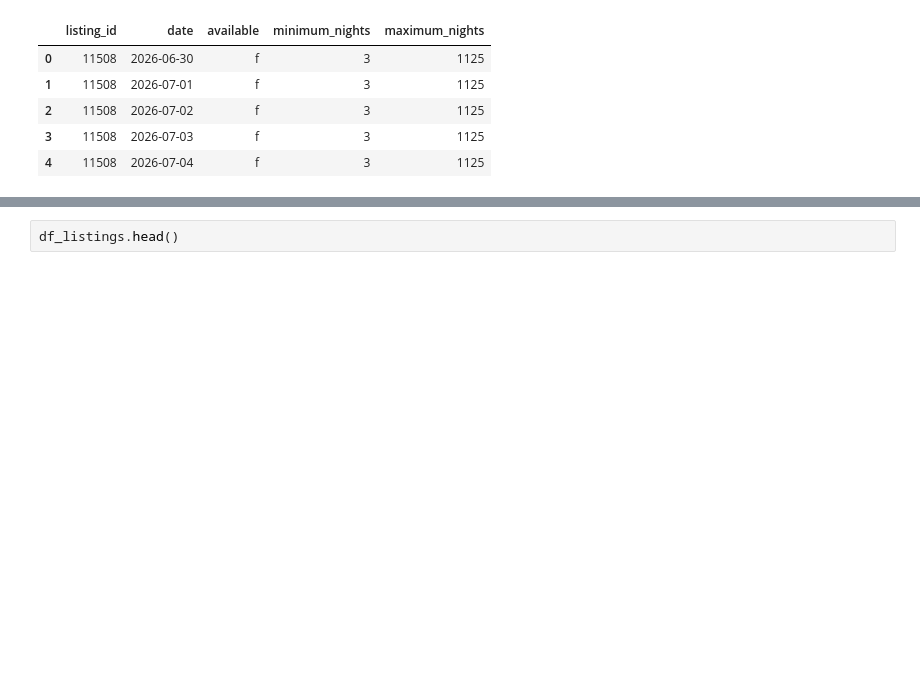
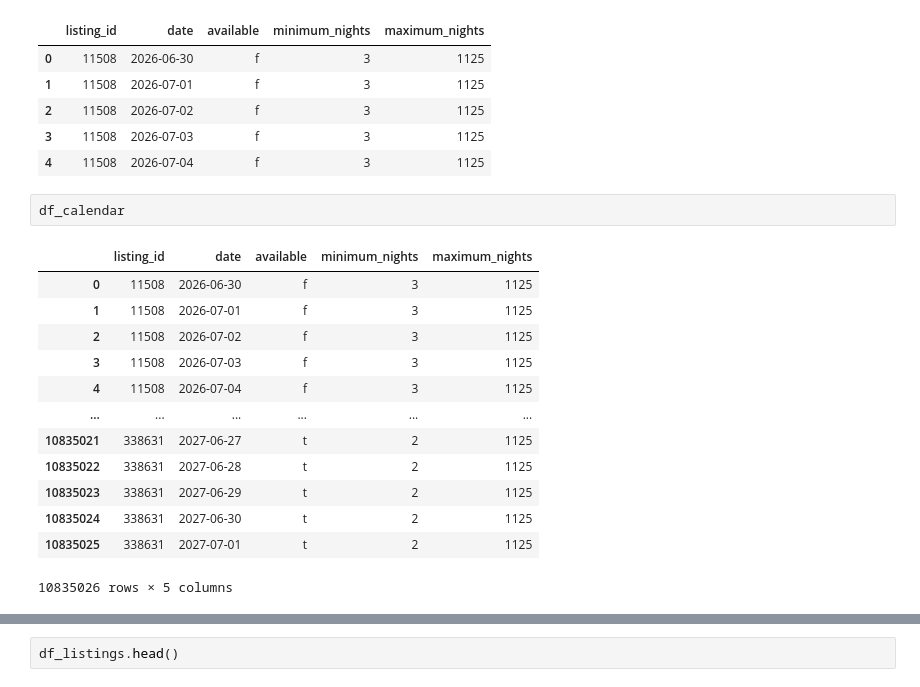
Before and after one commit to CanBugarini/TPE_CienciaDeDatos, a Jupyter notebook: entrega.ipynb, the cells around one changed output, grey strips where cells are left out. Cells and saved outputs as stored; diff of their text form; blank space fills up the shorter version.

```diff
--- a/entrega.ipynb
+++ b/entrega.ipynb
@@ -31,3 +35,19 @@ df_calendar.head()
 | 2 | 11508 | 2026-07-02 | f | 3 | 1125 |
 | 3 | 11508 | 2026-07-03 | f | 3 | 1125 |
 | 4 | 11508 | 2026-07-04 | f | 3 | 1125 |
+# %%
+df_calendar
+# %% [output]
+|  | listing_id | date | available | minimum_nights | maximum_nights |
+| 0 | 11508 | 2026-06-30 | f | 3 | 1125 |
+| 1 | 11508 | 2026-07-01 | f | 3 | 1125 |
+| 2 | 11508 | 2026-07-02 | f | 3 | 1125 |
+| 3 | 11508 | 2026-07-03 | f | 3 | 1125 |
+| 4 | 11508 | 2026-07-04 | f | 3 | 1125 |
+| ... | ... | ... | ... | ... | ... |
+| 10835021 | 338631 | 2027-06-27 | t | 2 | 1125 |
+| 10835022 | 338631 | 2027-06-28 | t | 2 | 1125 |
+| 10835023 | 338631 | 2027-06-29 | t | 2 | 1125 |
+| 10835024 | 338631 | 2027-06-30 | t | 2 | 1125 |
+| 10835025 | 338631 | 2027-07-01 | t | 2 | 1125 |
+10835026 rows × 5 columns
```
Also changed, not shown: parts of 7 cells of this notebook.
